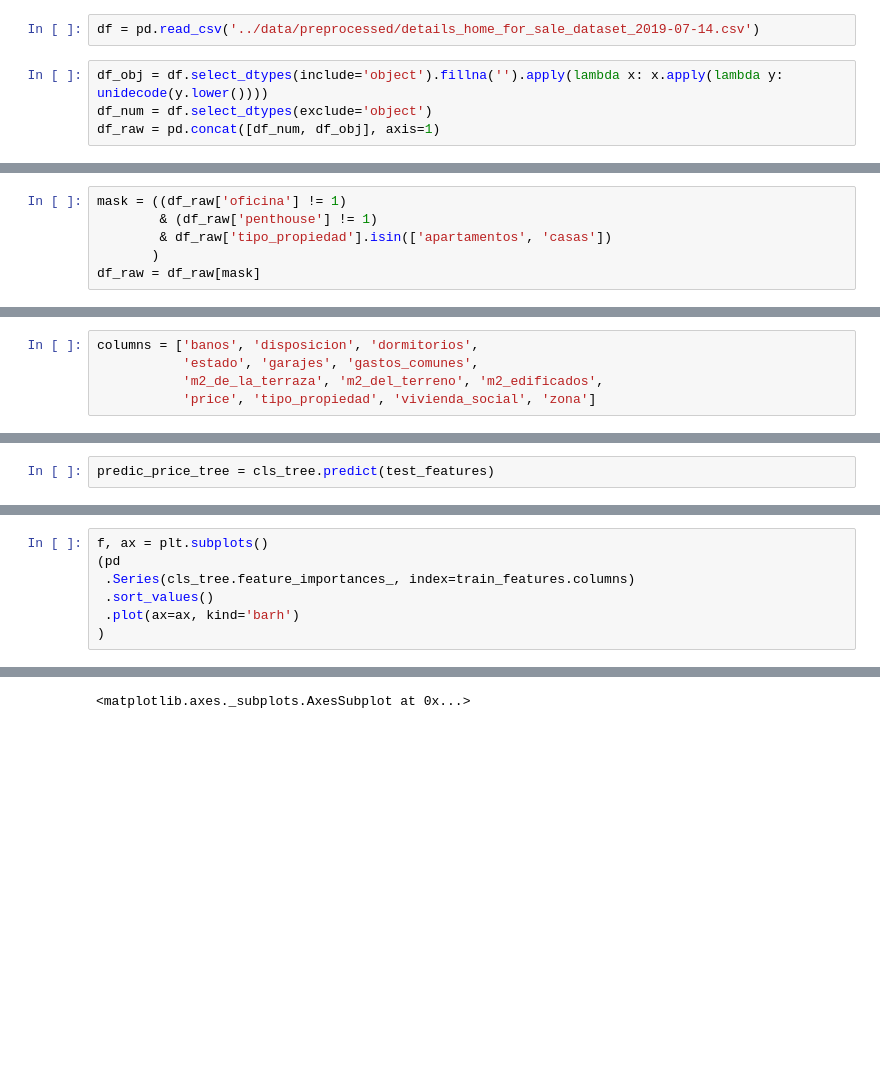
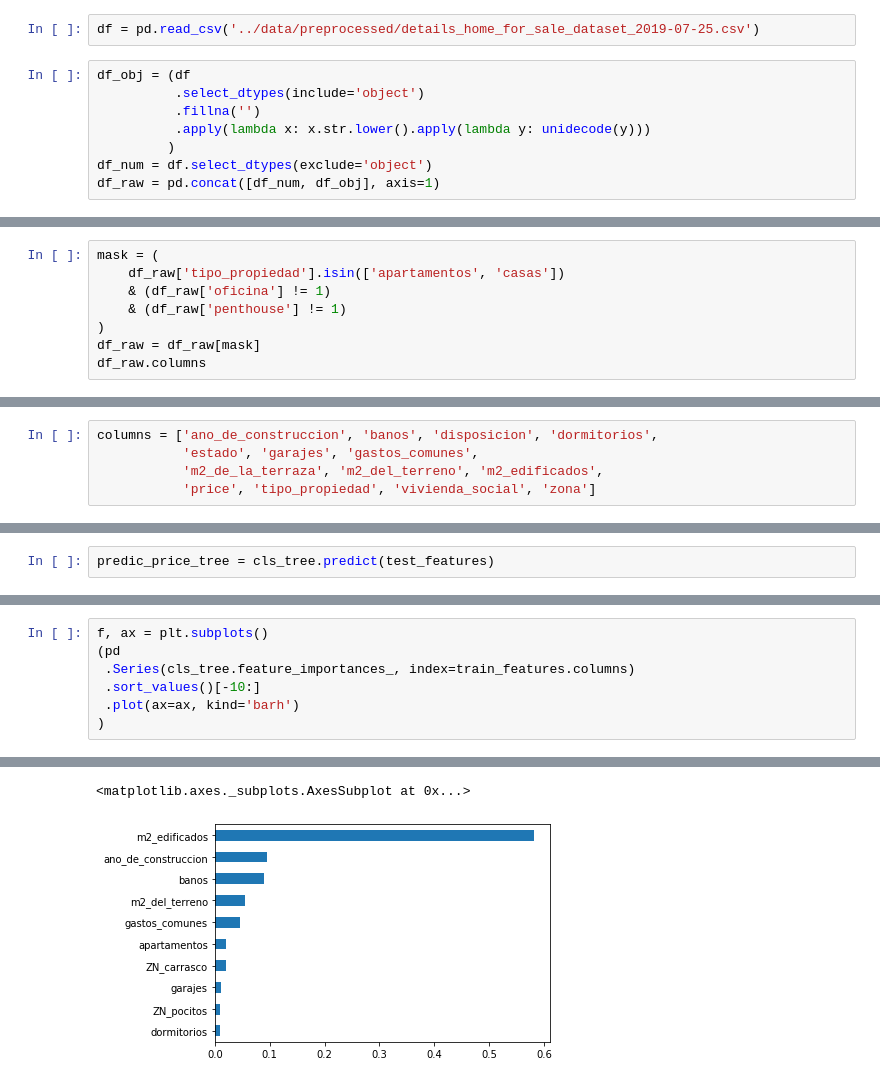
Before and after one commit to creyesp/houses-project, a Jupyter notebook: notebooks/sklearn.ipynb, the cells around one changed output, grey strips where cells are left out. Drawn from its saved outputs; the diff is of its cells as text; blank space fills up the shorter version.

```diff
--- a/notebooks/sklearn.ipynb
+++ b/notebooks/sklearn.ipynb
@@ -8,6 +55,10 @@ from unidecode import unidecode
 # %%
-df = pd.read_csv('../data/preprocessed/details_home_for_sale_dataset_2019-07-14.csv')
+df = pd.read_csv('../data/preprocessed/details_home_for_sale_dataset_2019-07-25.csv')
 # %%
-df_obj = df.select_dtypes(include='object').fillna('').apply(lambda x: x.apply(lambda y: unidecode(y.lower())))
+df_obj = (df
+          .select_dtypes(include='object')
+          .fillna('')
+          .apply(lambda x: x.str.lower().apply(lambda y: unidecode(y)))
+         )
 df_num = df.select_dtypes(exclude='object')
 df_raw = pd.concat([df_num, df_obj], axis=1)
@@ -42,6 +67,8 @@ array(['casas', 'apartamentos', 'oficinas', 'locales comerciales',
 # %%
-mask = ((df_raw['oficina'] != 1)
-        & (df_raw['penthouse'] != 1)
-        & df_raw['tipo_propiedad'].isin(['apartamentos', 'casas'])
-       )
+mask = (
+    df_raw['tipo_propiedad'].isin(['apartamentos', 'casas'])
+    & (df_raw['oficina'] != 1)
+    & (df_raw['penthouse'] != 1)
+)
 df_raw = df_raw[mask]
+df_raw.columns
@@ -48,5 +88,5 @@ df_raw = df_raw[mask]
 # %%
-columns = ['banos', 'disposicion', 'dormitorios',
+columns = ['ano_de_construccion', 'banos', 'disposicion', 'dormitorios',
            'estado', 'garajes', 'gastos_comunes',
            'm2_de_la_terraza', 'm2_del_terreno', 'm2_edificados',
            'price', 'tipo_propiedad', 'vivienda_social', 'zona']
@@ -204,7 +233,7 @@ plot_predict_result(test_price, predic_price_tree)
 f, ax = plt.subplots()
 (pd
  .Series(cls_tree.feature_importances_, index=train_features.columns)
- .sort_values()
+ .sort_values()[-10:]
  .plot(ax=ax, kind='barh')
 )
 # %% [output]
@@ -213 +240,2 @@ f, ax = plt.subplots()
 <matplotlib.axes._subplots.AxesSubplot at 0x...>
+[figure, added]
```
Also changed, not shown: parts of 16 cells of this notebook, 6 other files.
